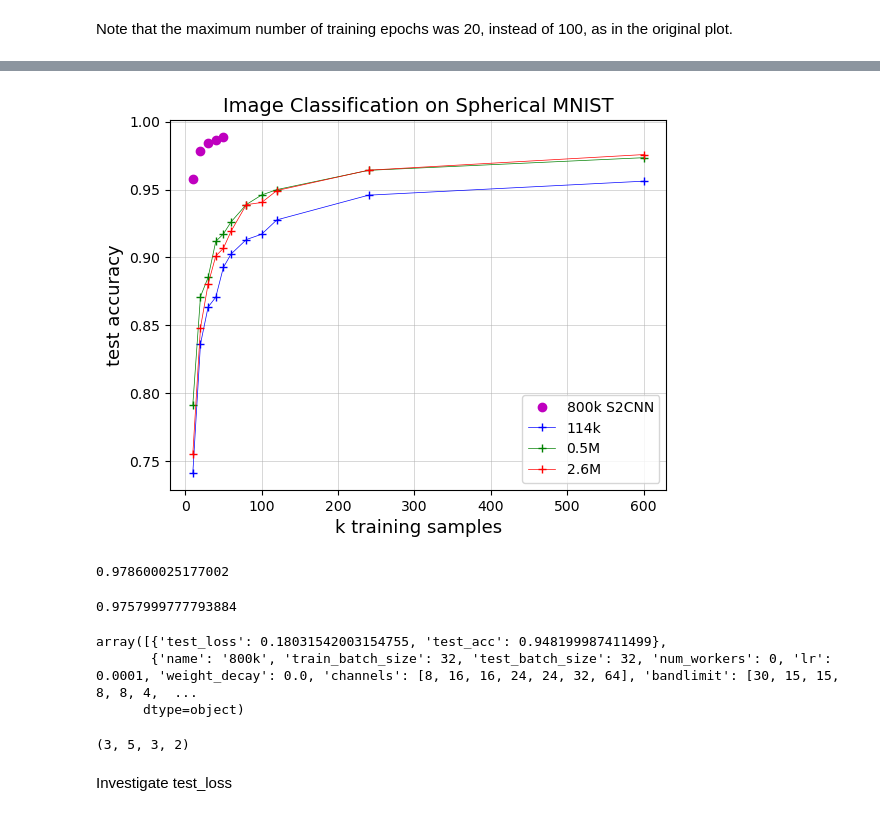
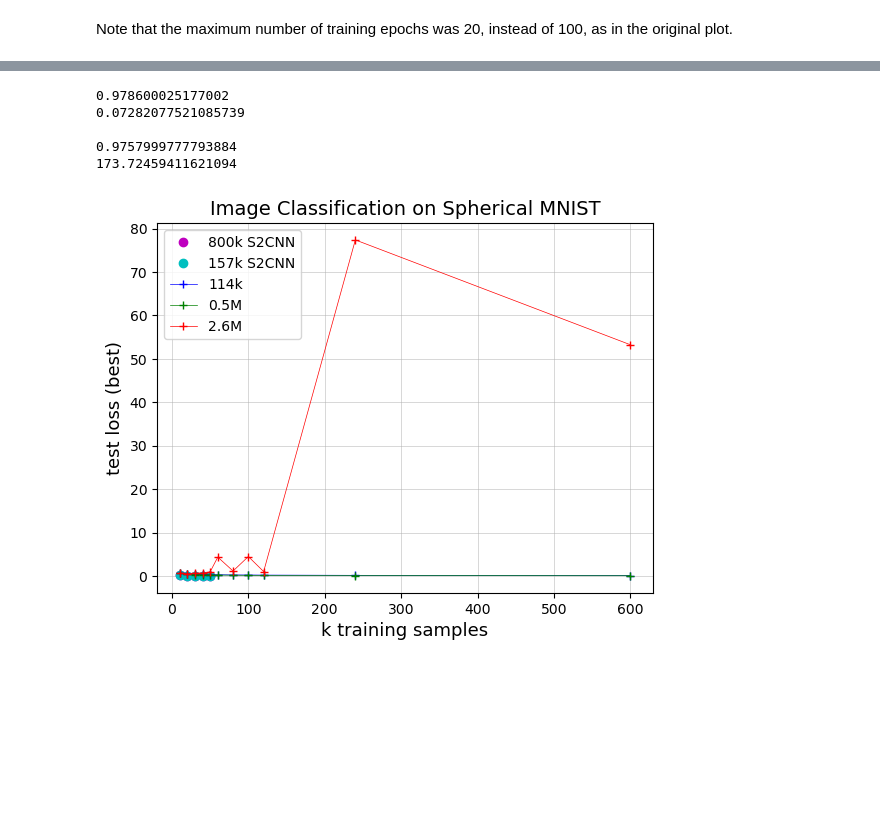
Before and after one commit to Schuh93/sem_seg_s2cnn, a Jupyter notebook: examples/mnist_adv/first tests plots.ipynb, the cells around one changed output, grey strips where cells are left out. Cells and saved outputs as stored; diff of their text form; code cells hidden in the pictures; blank space fills up the shorter version.

```diff
--- a/examples/mnist_adv/first tests plots.ipynb
+++ b/examples/mnist_adv/first tests plots.ipynb
@@ -33,6 +16,0 @@ test_acc1 = test_acc1.reshape(3,6,3)
-# %%
-test_accS2 = np.zeros(15)
-for i in range(15):
-    test_accS2[i] = dataS2[i][0]['test_acc']
-
-test_accS2 = test_accS2.reshape(5,3)
@@ -45,2 +80,18 @@ train_samples = [10, 20, 30, 40, 50, 60, 80, 100, 120, 240, 600]
 # %% [markdown]
 Note that the maximum number of training epochs was 20, instead of 100, as in the original plot.
+# %%
+train_samples = [10, 20, 30, 40, 50, 60, 80, 100, 120, 240, 600]
+
+fontsize = 13
+
+plt.title('Image Classification on Spherical MNIST', fontsize=14)
+for i, (color, label) in enumerate(zip(['m','c'], ['800k S2CNN', '157k S2CNN'])):
+    plt.plot(train_samples[:5], best_test_accS2[i], 'o', color=color, label=label, linewidth='0.5')
+# plt.plot(train_samples[:5], best_test_accS2, 'o', color='m', label='800k S2CNN', linewidth='0.5')
+for i, (color, label) in enumerate(zip(['b','g','r'], ['114k', '0.5M', '2.6M'])):
+    plt.plot(train_samples, best_test_acc[i], '+-', color=color, label=label, linewidth='0.5')
+plt.grid(alpha=0.7, linewidth=0.5)
+plt.legend()
+plt.xlabel('k training samples', fontsize=fontsize)
+plt.ylabel('test accuracy (best)', fontsize=fontsize)
+plt.show()
@@ -47,34 +100,26 @@ Note that the maximum number of training epochs was 20, instead of 100, as in th
+# %%
+print(best_test_accS2[0,1])
+print(test_lossS2[0,1,1], '\n')
+print(best_test_acc[2,-1])
+print(test_loss[2,-1,1])
+# %% [output]
+0.978600025177002
+0.07282077521085739
+
+0.9757999777793884
+173.72459411621094
 # %%
 fontsize = 13
 
 plt.title('Image Classification on Spherical MNIST', fontsize=14)
-plt.plot(train_samples[:5], best_test_accS2, 'o', color='m', label='800k S2CNN', linewidth='0.5')
+for i, (color, label) in enumerate(zip(['m','c'], ['800k S2CNN', '157k S2CNN'])):
+    plt.plot(train_samples[:5], best_test_lossS2[i], 'o', color=color, label=label, linewidth='0.5')
 for i, (color, label) in enumerate(zip(['b','g','r'], ['114k', '0.5M', '2.6M'])):
-    plt.plot(train_samples, best_test_acc[i], '+-', color=color, label=label, linewidth='0.5')
+    plt.plot(train_samples, best_test_loss[i], '+-', color=color, label=label, linewidth='0.5')
 plt.grid(alpha=0.7, linewidth=0.5)
 plt.legend()
 plt.xlabel('k training samples', fontsize=fontsize)
-plt.ylabel('test accuracy', fontsize=fontsize)
+plt.ylabel('test loss (best)', fontsize=fontsize)
 plt.show()
 # %% [output]
-[figure, old version]
+[figure, new version]
-# %%
-best_test_accS2[1]
-# %% [output]
-0.978600025177002
-# %%
-best_test_acc[2,-1]
-# %% [output]
-0.9757999777793884
-# %%
-dataS2[1]
-# %% [output]
-array([{'test_loss': 0.18031542003154755, 'test_acc': 0.948199987411499},
-       {'name': '800k', 'train_batch_size': 32, 'test_batch_size': 32, 'num_workers': 0, 'lr': 0.0001, 'weight_decay': 0.0, 'channels': [8, 16, 16, 24, 24, 32, 64], 'bandlimit': [30, 15, 15, 8, 8, 4,  ...
-      dtype=object)
-# %%
-np.array(loaded2)[0,0]
-# %% [output]
-(3, 5, 3, 2)
-# %% [markdown]
-Investigate test_loss
```
Also changed, not shown: parts of 9 cells of this notebook, 1 other file.
